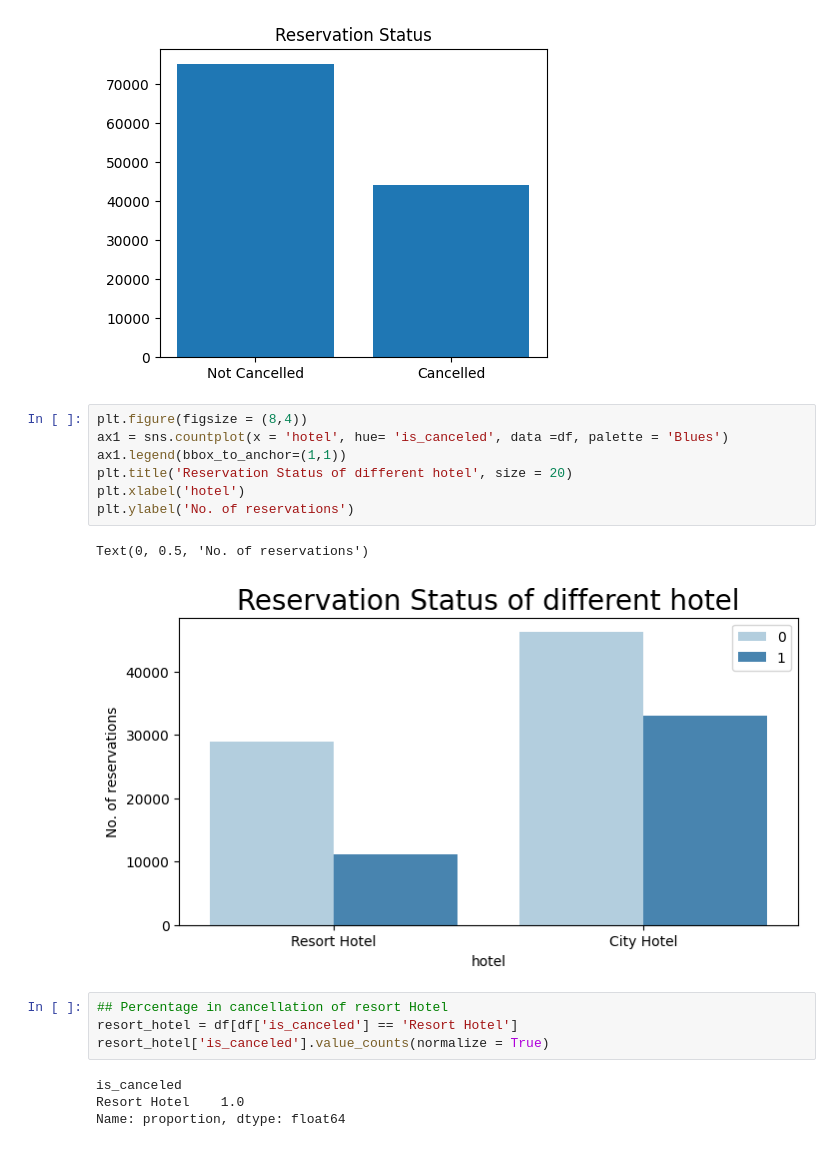
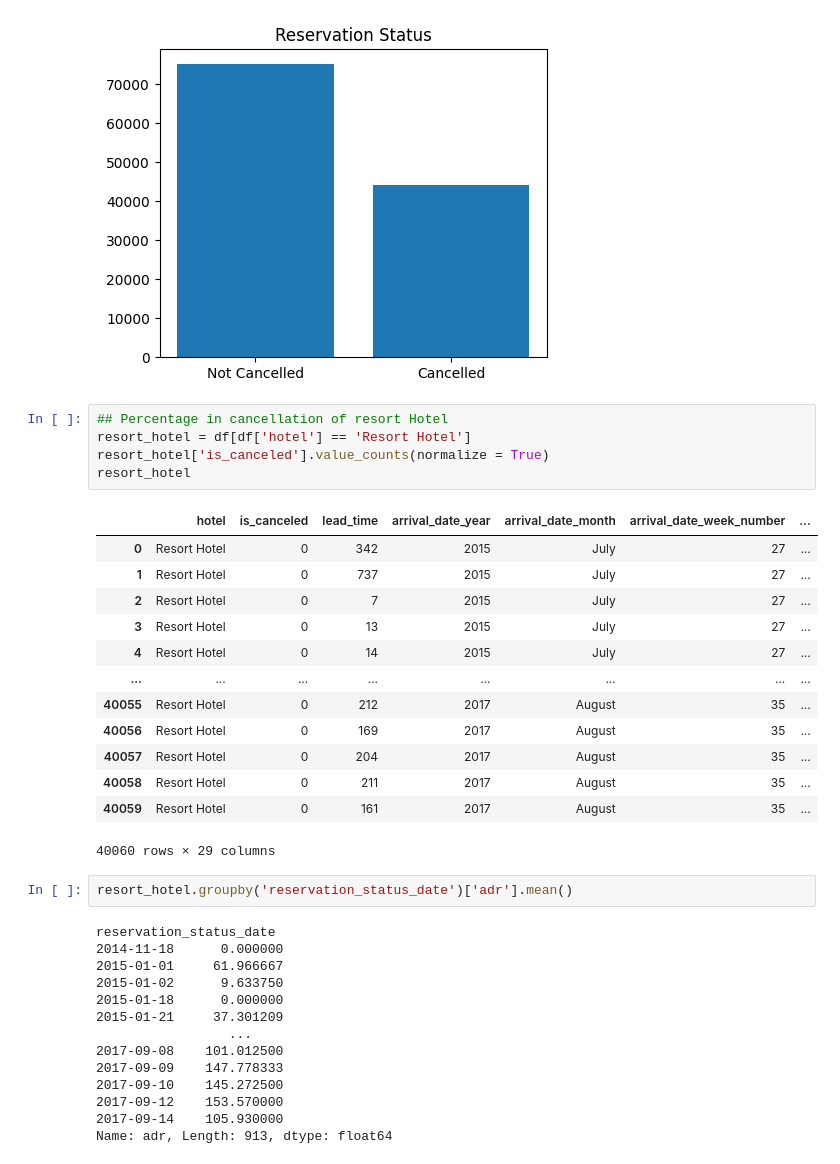
Before and after one commit to satishsinha/Hotel-Booking-Data-Analysis-Pandas, a Jupyter notebook: Analysis.ipynb, the cells around one changed output. Drawn from its saved outputs; the diff is of its cells as text.

```diff
--- a/Analysis.ipynb
+++ b/Analysis.ipynb
@@ -221,23 +229,40 @@ plt.bar(['Not Cancelled', 'Cancelled'], df['is_canceled'].value_counts())
 plt.show()
 # %% [output]
 [figure]
-# %%
-plt.figure(figsize = (8,4))
-ax1 = sns.countplot(x = 'hotel', hue= 'is_canceled', data =df, palette = 'Blues')
-ax1.legend(bbox_to_anchor=(1,1))
-plt.title('Reservation Status of different hotel', size = 20)
-plt.xlabel('hotel')
-plt.ylabel('No. of reservations')
-# %% [output]
-Text(0, 0.5, 'No. of reservations')
-[figure, removed]
 # %%
 ## Percentage in cancellation of resort Hotel
-resort_hotel = df[df['is_canceled'] == 'Resort Hotel']
+resort_hotel = df[df['hotel'] == 'Resort Hotel']
 resort_hotel['is_canceled'].value_counts(normalize = True)
+resort_hotel
 # %% [output]
+|  | hotel | is_canceled | lead_time | arrival_date_year | arrival_date_month | arrival_date_week_number | ... |
+| 0 | Resort Hotel | 0 | 342 | 2015 | July | 27 | ... |
+| 1 | Resort Hotel | 0 | 737 | 2015 | July | 27 | ... |
+| 2 | Resort Hotel | 0 | 7 | 2015 | July | 27 | ... |
+| 3 | Resort Hotel | 0 | 13 | 2015 | July | 27 | ... |
+| 4 | Resort Hotel | 0 | 14 | 2015 | July | 27 | ... |
+| ... | ... | ... | ... | ... | ... | ... | ... |
+| 40055 | Resort Hotel | 0 | 212 | 2017 | August | 35 | ... |
+| 40056 | Resort Hotel | 0 | 169 | 2017 | August | 35 | ... |
+| 40057 | Resort Hotel | 0 | 204 | 2017 | August | 35 | ... |
+| 40058 | Resort Hotel | 0 | 211 | 2017 | August | 35 | ... |
+| 40059 | Resort Hotel | 0 | 161 | 2017 | August | 35 | ... |
-is_canceled
-Resort Hotel    1.0
-Name: proportion, dtype: float64
+40060 rows × 29 columns
+# %%
+resort_hotel.groupby('reservation_status_date')['adr'].mean()
+# %% [output]
+reservation_status_date
+2014-11-18      0.000000
+2015-01-01     61.966667
+2015-01-02      9.633750
+2015-01-18      0.000000
+2015-01-21     37.301209
+                 ...
+2017-09-08    101.012500
+2017-09-09    147.778333
+2017-09-10    145.272500
+2017-09-12    153.570000
+2017-09-14    105.930000
+Name: adr, Length: 913, dtype: float64
 # %%
 ## Percentage in cancellation of City Hotel
```
Also changed, not shown: parts of 4 cells of this notebook.
